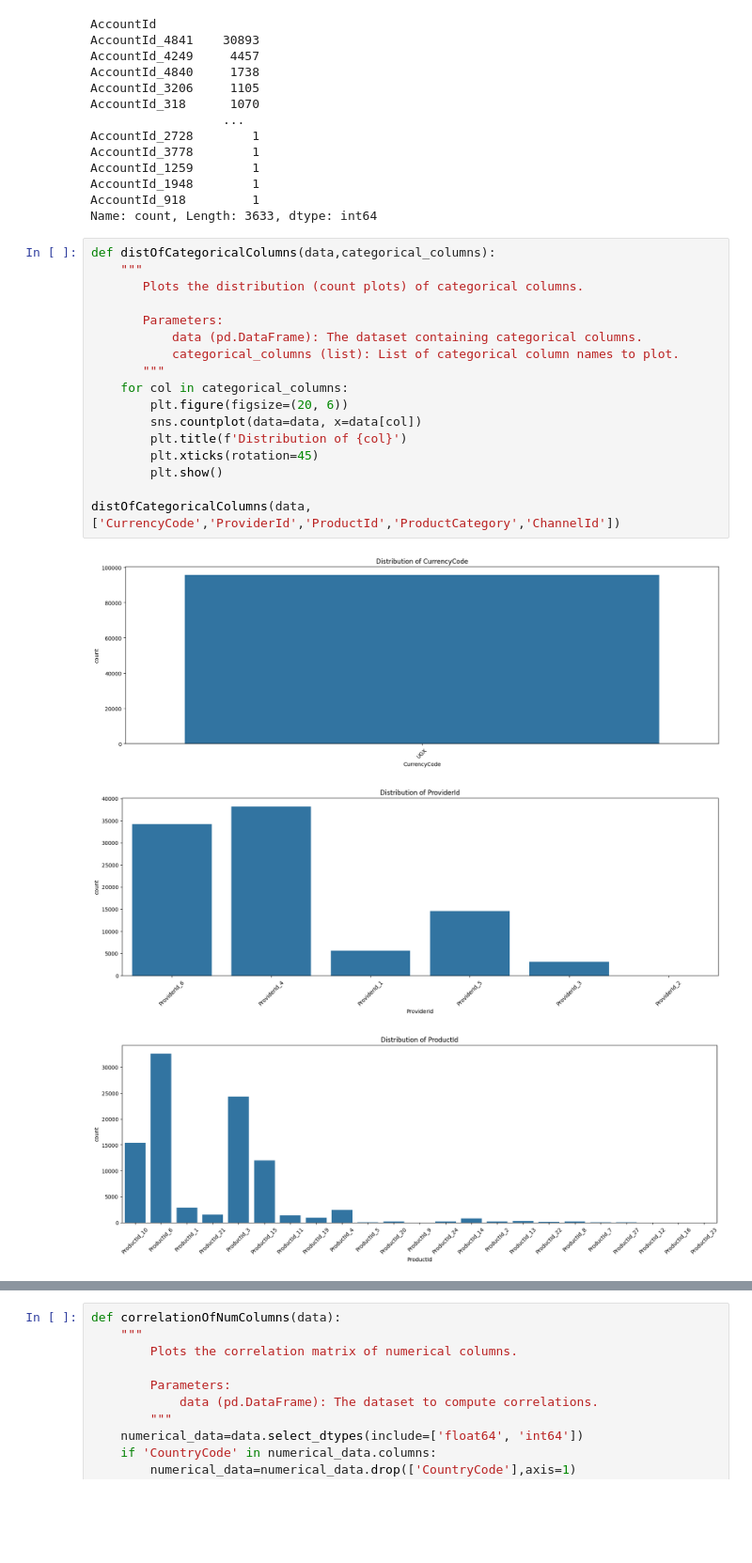
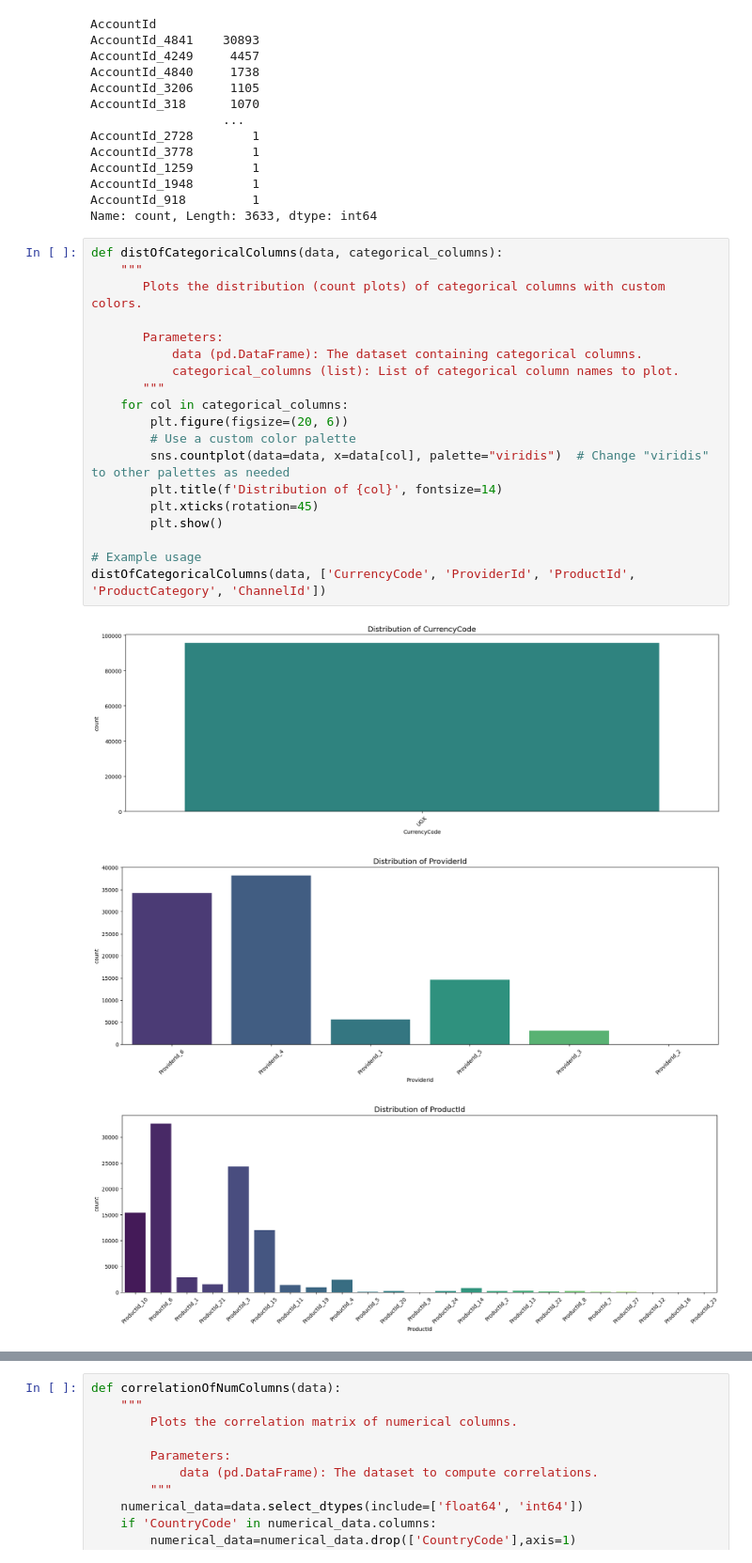
Before and after one commit to Semir1r/Credit-card-fraud-detection, a Jupyter notebook: notebooks/fraud_detection.ipynb, the cells around one changed output, grey strips where cells are left out. Shown: that part at 94% size. Cells and saved outputs as stored; diff of their text form; blank space fills up the shorter version.

```diff
--- a/notebooks/fraud_detection.ipynb
+++ b/notebooks/fraud_detection.ipynb
@@ -163,23 +163,25 @@ AccountId_1948        1
 AccountId_918         1
 Name: count, Length: 3633, dtype: int64
 # %%
-def distOfCategoricalColumns(data,categorical_columns):
+def distOfCategoricalColumns(data, categorical_columns):
     """
-       Plots the distribution (count plots) of categorical columns.
+       Plots the distribution (count plots) of categorical columns with custom colors.
 
        Parameters:
            data (pd.DataFrame): The dataset containing categorical columns.
            categorical_columns (list): List of categorical column names to plot.
        """
     for col in categorical_columns:
         plt.figure(figsize=(20, 6))
-        sns.countplot(data=data, x=data[col])
-        plt.title(f'Distribution of {col}')
+        # Use a custom color palette
+        sns.countplot(data=data, x=data[col], palette="viridis")  # Change "viridis" to other palettes as needed
+        plt.title(f'Distribution of {col}', fontsize=14)
         plt.xticks(rotation=45)
         plt.show()
 
-distOfCategoricalColumns(data,['CurrencyCode','ProviderId','ProductId','ProductCategory','ChannelId'])
+# Example usage
+distOfCategoricalColumns(data, ['CurrencyCode', 'ProviderId', 'ProductId', 'ProductCategory', 'ChannelId'])
 # %% [output]
-[figure, old version]
+[figure, new version]
-[figure, old version]
+[figure, new version]
-[figure, old version]
+[figure, new version]
```
Also changed, not shown: parts of 4 cells of this notebook.
